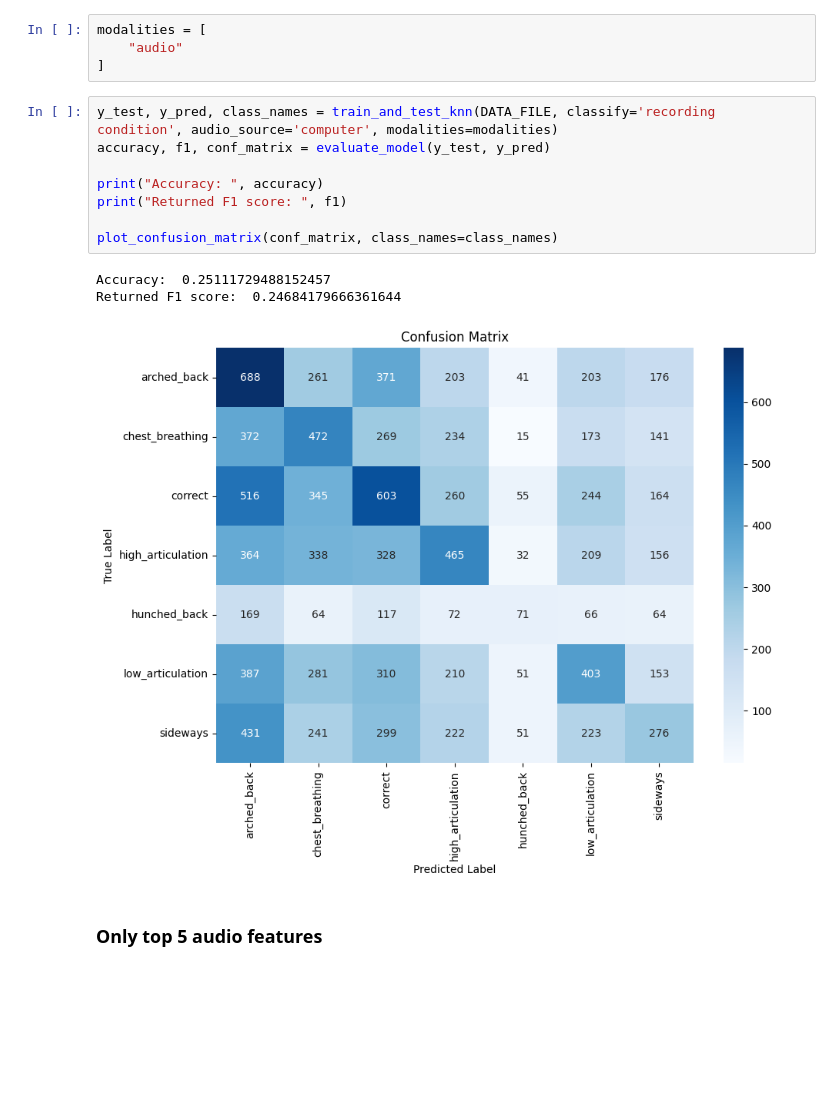
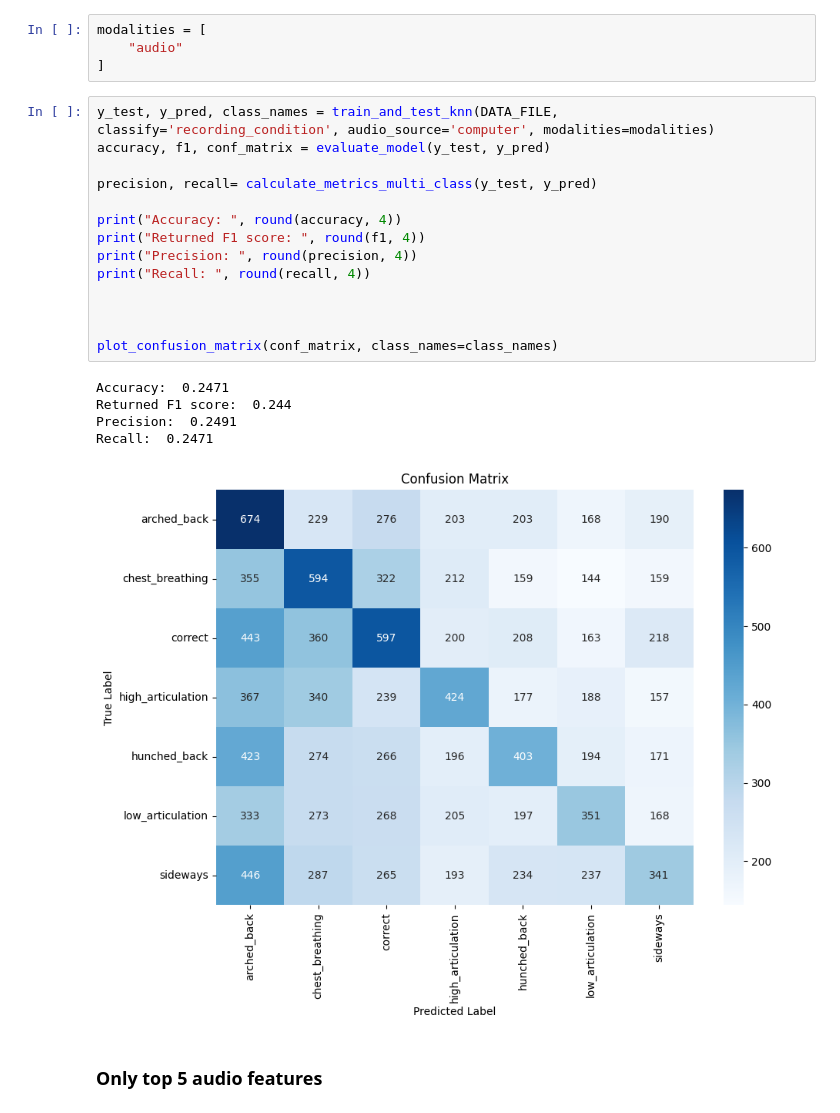
Before and after one commit to suvimh/vocal_data_feature_based_classification, a Jupyter notebook: error_condition_knn_classifier.ipynb, the cells around one changed output. Drawn from its saved outputs; the diff is of its cells as text; blank space fills up the shorter version.

Commit message:
continuing work on MLP and adding analysis metrics

```diff
--- a/error_condition_knn_classifier.ipynb
+++ b/error_condition_knn_classifier.ipynb
@@ -51,17 +77,25 @@ modalities = [
     "audio"
 ]
 # %%
-y_test, y_pred, class_names = train_and_test_knn(DATA_FILE, classify='recording condition', audio_source='computer', modalities=modalities)
+y_test, y_pred, class_names = train_and_test_knn(DATA_FILE, classify='recording_condition', audio_source='computer', modalities=modalities)
 accuracy, f1, conf_matrix = evaluate_model(y_test, y_pred)
 
-print("Accuracy: ", accuracy)
-print("Returned F1 score: ", f1)
+precision, recall= calculate_metrics_multi_class(y_test, y_pred)
+
+print("Accuracy: ", round(accuracy, 4))
+print("Returned F1 score: ", round(f1, 4))
+print("Precision: ", round(precision, 4))
+print("Recall: ", round(recall, 4))
+
+
 
 plot_confusion_matrix(conf_matrix, class_names=class_names)
 # %% [output]
-Accuracy:  0.25111729488152457
-Returned F1 score:  0.24684179666361644
+Accuracy:  0.2471
+Returned F1 score:  0.244
+Precision:  0.2491
+Recall:  0.2471
-[figure, old version]
+[figure, new version]
 # %% [markdown]
 ### Only top 5 audio features
 # %%
```
Also changed, not shown: parts of 11 cells of this notebook, 9 other files.
